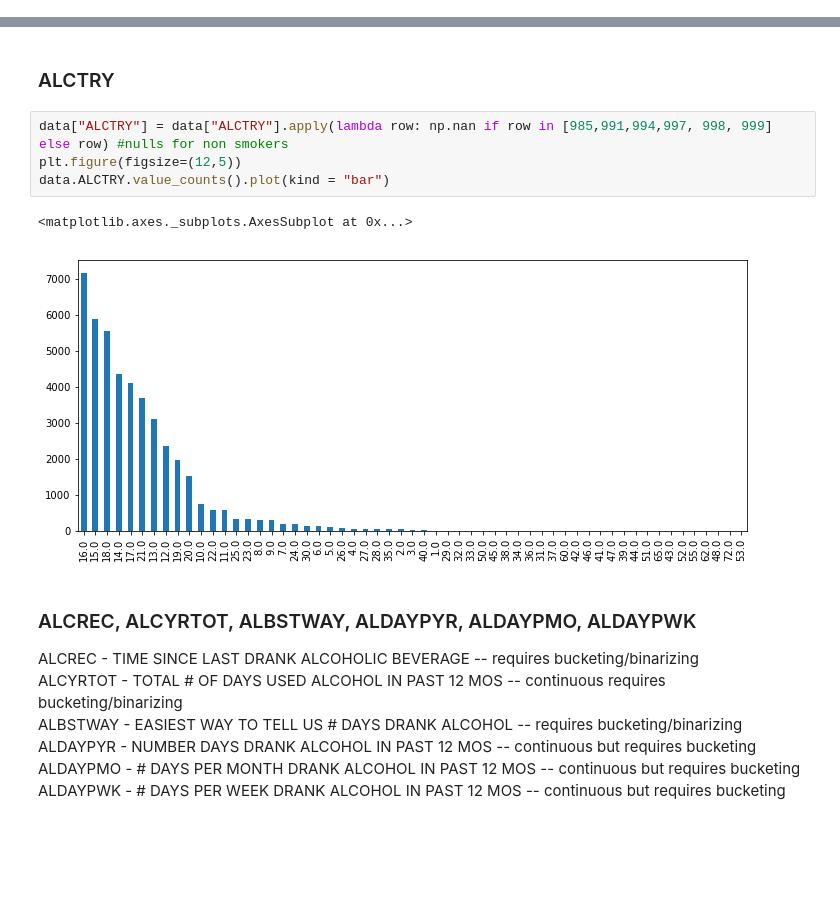
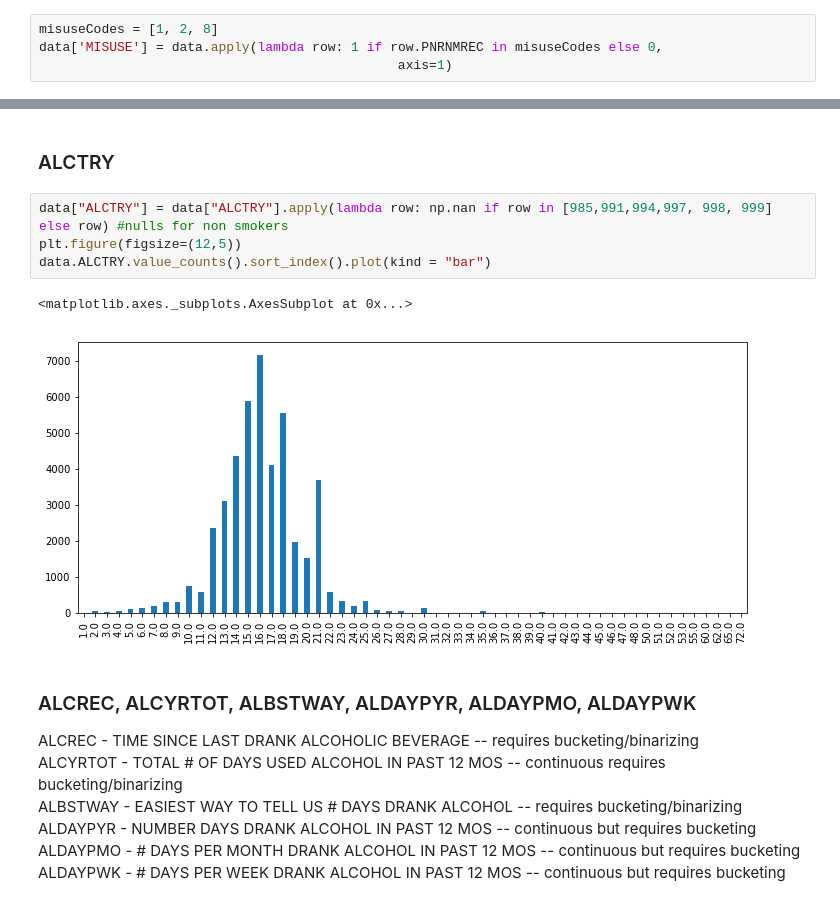
Before and after one commit to sharadv99/capstone-OpioidAddictionRisk, a Jupyter notebook: Past_Work_Variable_Breakdown_Aditi.ipynb, the cells around one changed output, grey strips where cells are left out. Drawn from its saved outputs; the diff is of its cells as text; blank space fills up the shorter version.

```diff
--- a/Past_Work_Variable_Breakdown_Aditi.ipynb
+++ b/Past_Work_Variable_Breakdown_Aditi.ipynb
@@ -17,3 +19,7 @@ data.shape
+# %%
+misuseCodes = [1, 2, 8]
+data['MISUSE'] = data.apply(lambda row: 1 if row.PNRNMREC in misuseCodes else 0,
+                                              axis=1)
 # %% [markdown]
 **Survey Questions sentiment - TEAM : should we use them? how?**
 
@@ -71,10 +74,10 @@ data["ALCEVER"] = data["ALCEVER"].apply(lambda row: 0 if row in [2, 85,94, 97] e
 # %%
 data["ALCTRY"] = data["ALCTRY"].apply(lambda row: np.nan if row in [985,991,994,997, 998, 999] else row) #nulls for non smokers
 plt.figure(figsize=(12,5))
-data.ALCTRY.value_counts().plot(kind = "bar")
+data.ALCTRY.value_counts().sort_index().plot(kind = "bar")
 # %% [output]
 <matplotlib.axes._subplots.AxesSubplot at 0x...>
-[figure, old version]
+[figure, new version]
 # %% [markdown]
 ### ALCREC, ALCYRTOT, ALBSTWAY, ALDAYPYR, ALDAYPMO, ALDAYPWK
 ALCREC - TIME SINCE LAST DRANK ALCOHOLIC BEVERAGE -- requires bucketing/binarizing
```
Also changed, not shown: parts of 12 cells of this notebook.
